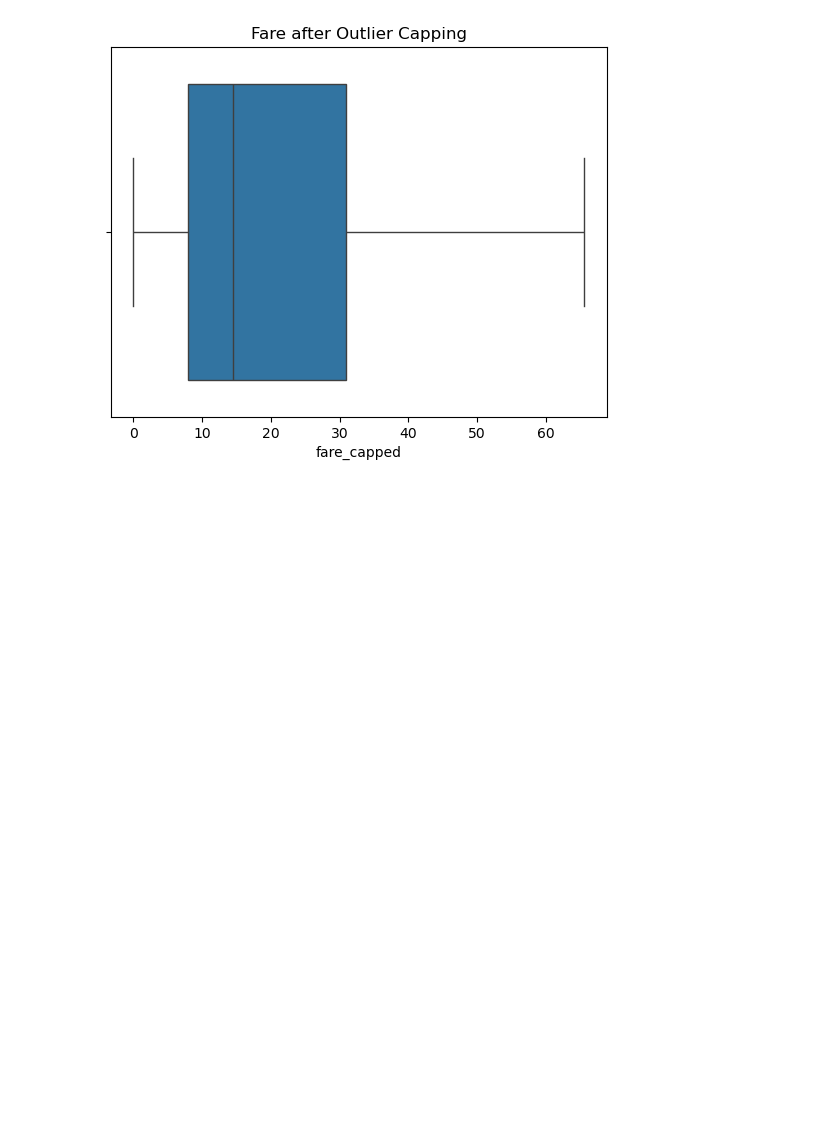
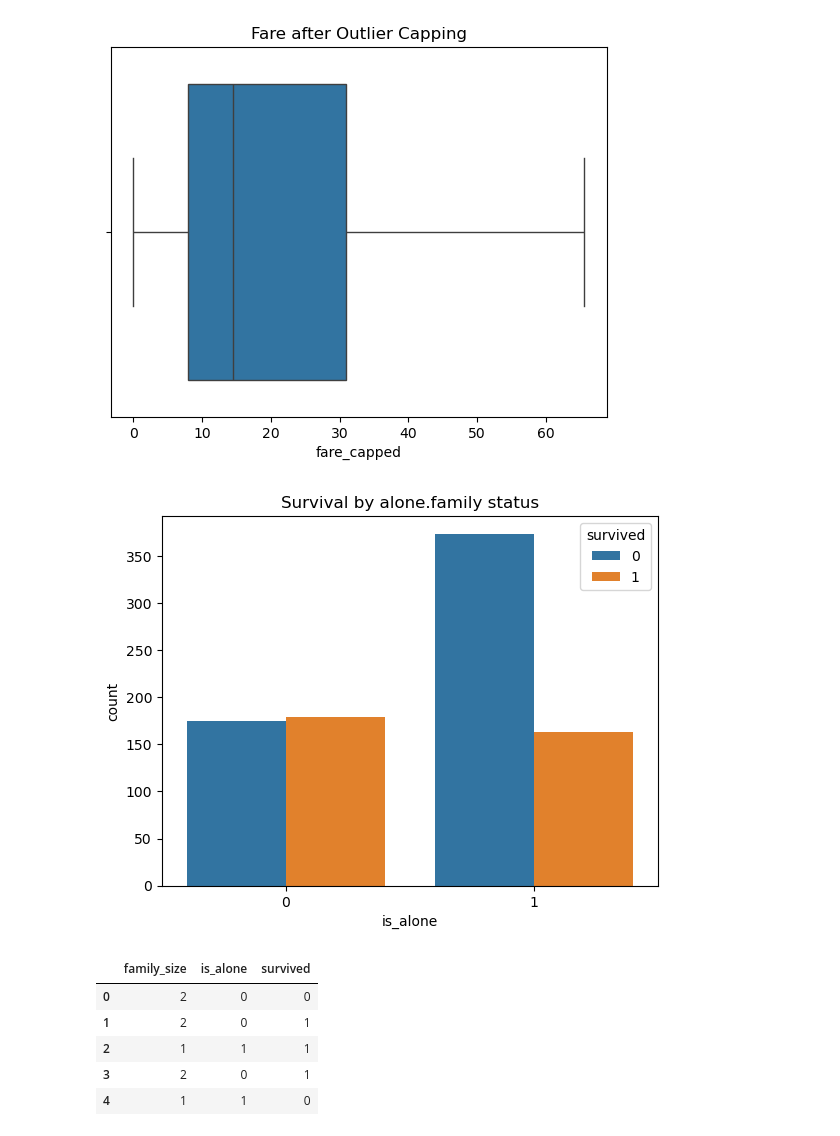
Before and after one commit to rajaharshini28/Data_Analysis, a Jupyter notebook: explotery_data_analysis.ipynb, the cells around one changed output. Drawn from its saved outputs; the diff is of its cells as text; code cells hidden in the pictures; blank space fills up the shorter version.

```diff
--- a/explotery_data_analysis.ipynb
+++ b/explotery_data_analysis.ipynb
@@ -289,3 +289,24 @@ plt.show()
 # %% [output]
 No of outliers in the fare: 116
 [figure]
+# %%
+# Feature Engineering
+
+#Create new features
+
+df['family_size']=df['sibsp']+df['parch']+1
+
+df['is_alone']=(df['family_size']==1).astype(int)
+sns.countplot(x='is_alone', hue='survived', data=df)
+
+plt.title("Survival by alone.family status")
+plt.show()
+df[['family_size','is_alone','survived']].head()
+# %% [output]
+[figure, added]
+|  | family_size | is_alone | survived |
+| 0 | 2 | 0 | 0 |
+| 1 | 2 | 0 | 1 |
+| 2 | 1 | 1 | 1 |
+| 3 | 2 | 0 | 1 |
+| 4 | 1 | 1 | 0 |
```
